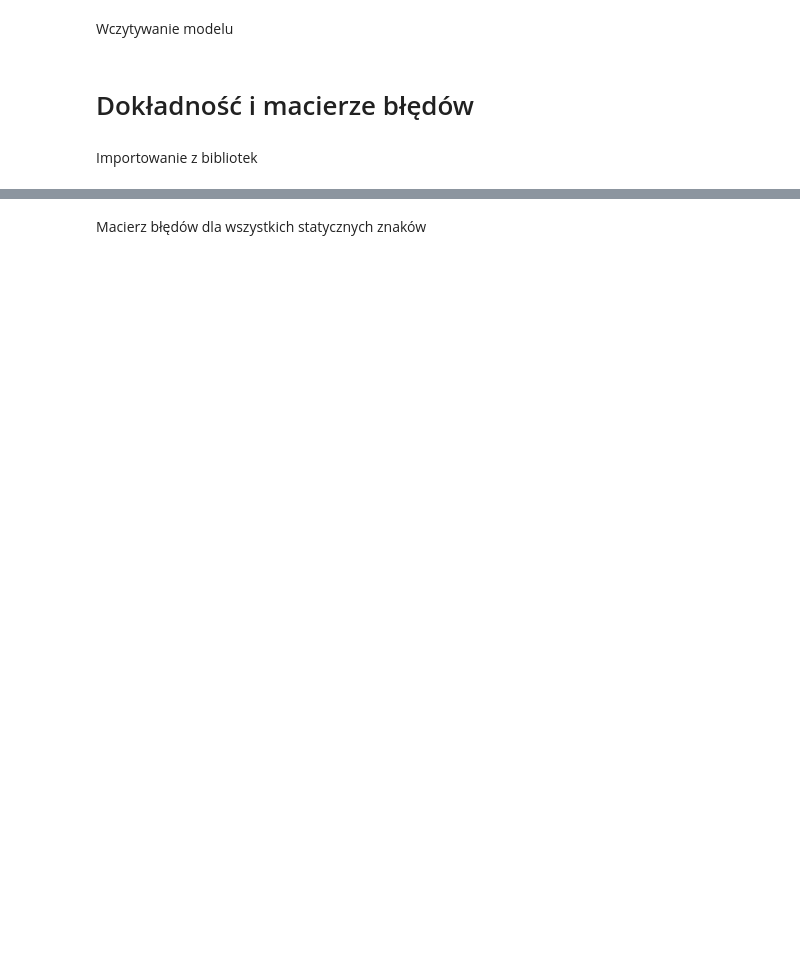
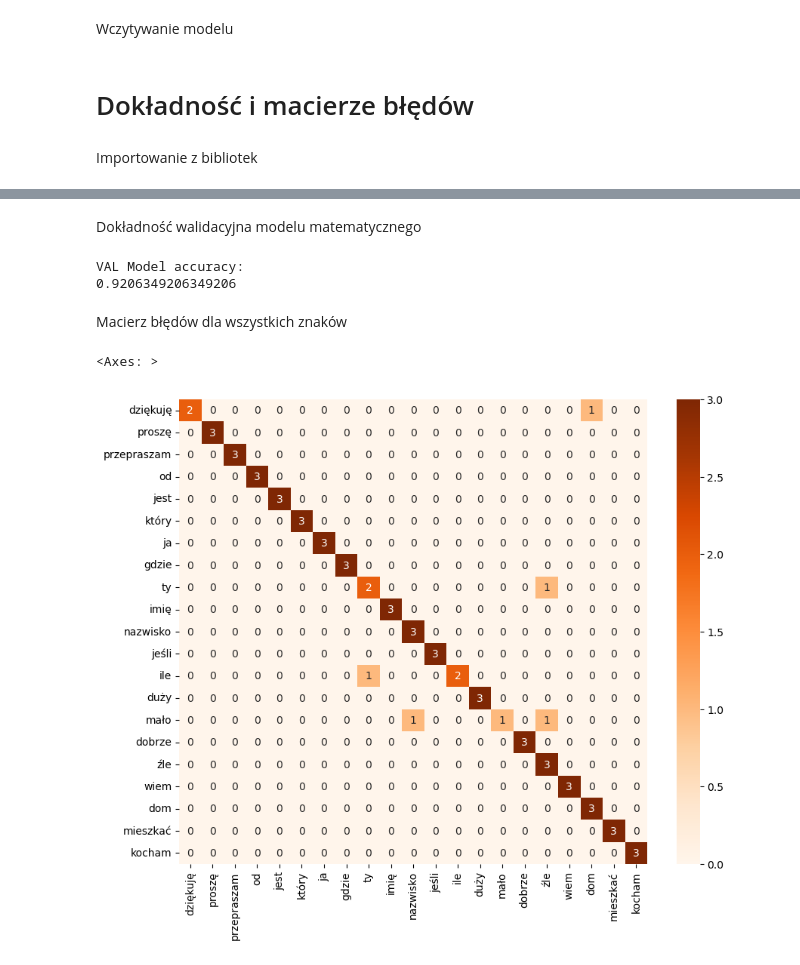
Before and after one commit to grandefirano/SignTalk-ModelTraining, a Jupyter notebook: action_recognition_script.ipynb, the cells around one changed output, grey strips where cells are left out. Saved outputs shown, nothing was run; the diff lists cells and outputs as text; code cells hidden in the pictures; blank space fills up the shorter version.

```diff
--- a/action_recognition_script.ipynb
+++ b/action_recognition_script.ipynb
@@ -296,4 +334,4 @@ model2.add(Dense(64, activation='relu'))
 model2.add(Dense(64, activation='relu'))
 model2.add(Dense(np.array(ALL_ACTIONS).shape[0], activation='softmax'))
 model2.compile(optimizer='Adam', loss='categorical_crossentropy', metrics=['categorical_accuracy'])
-model2.fit(X_train, y_train, epochs=300, callbacks=[tb_callback],validation_split=0.1)
+model2.fit(X_train, y_train, epochs=300, callbacks=[tb_callback],validation_data=(X_val,y_val))
@@ -307,4 +364,4 @@ model2.add(Dense(64, activation='relu'))
 model2.add(Dense(64, activation='relu'))
 model2.add(Dense(np.array(ALL_ACTIONS).shape[0], activation='softmax'))
 model2.compile(optimizer='Adam', loss='categorical_crossentropy', metrics=['categorical_accuracy'])
-model2.fit(X_train, y_train, epochs=350, callbacks=[tb_callback],validation_split=0.1)
+model2.fit(X_train, y_train, epochs=350, callbacks=[tb_callback],validation_data=(X_val,y_val))
@@ -360 +443,8 @@ accuracy = accuracy_score(ytrue, yhat)
+# %%
+yhat_val = model2.predict(X_val)
+ytrue_val = np.argmax(y_val, axis=1).tolist()
+yhat_val = np.argmax(yhat_val, axis=1).tolist()
+mtrx_val = multilabel_confusion_matrix(ytrue_val, yhat_val)
+confusion_mtrx_val = confusion_matrix(ytrue_val,yhat_val)
+accuracy_val = accuracy_score(ytrue_val, yhat_val)
 # %% [markdown]
@@ -368,5 +458,22 @@ Model accuracy:
+# %% [markdown]
+Dokładność walidacyjna modelu matematycznego
+# %%
+print("VAL Model accuracy: ")
+print(accuracy_val)
+# %% [output]
+VAL Model accuracy:
+0.9206349206349206
 # %% [markdown]
-Macierz błędów dla wszystkich statycznych znaków
+Macierz błędów dla wszystkich znaków
+# %%
+array_val = confusion_mtrx_val
+df_cm_val = pd.DataFrame(array_val, index = [i for i in ALL_ACTIONS],
+                  columns = [i for i in ALL_ACTIONS])
+plt.figure(figsize = (10,8))
+sn.heatmap(df_cm_val, annot=True,cmap=plt.cm.Oranges)
+# %% [output]
+<Axes: >
+[figure, added]
 # %%
 array = confusion_mtrx
 df_cm = pd.DataFrame(array, index = [i for i in ALL_ACTIONS],
```
Also changed, not shown: parts of 50 cells of this notebook, 1 other file.
